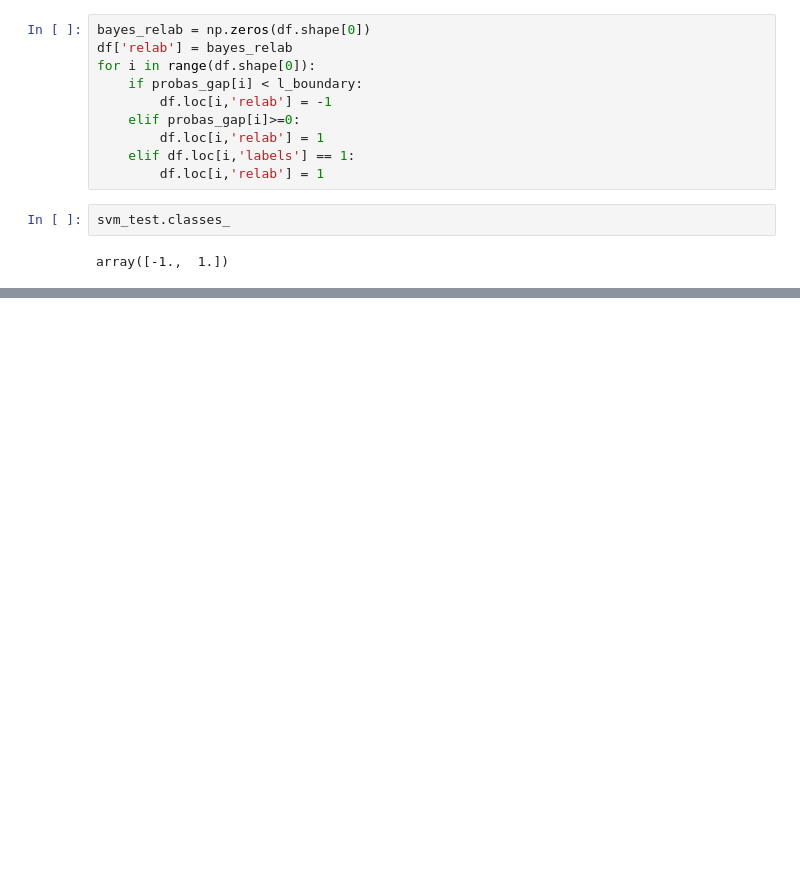
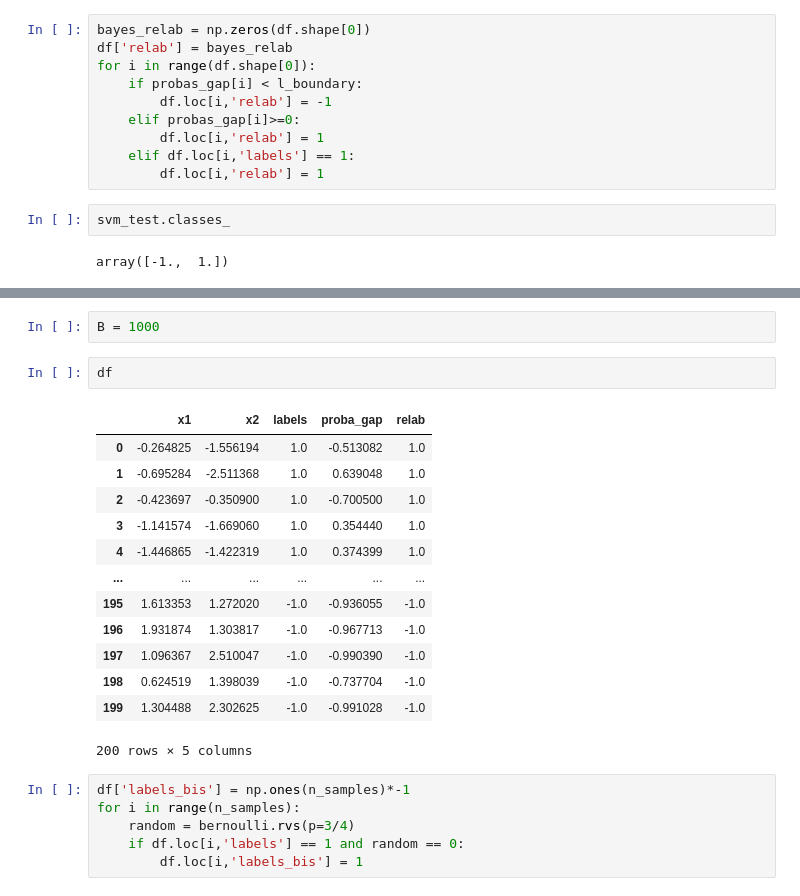
Before and after one commit to tpaquier/material_science, a Jupyter notebook: Tests_for_PU/PGPU/First_tests_pgpu.ipynb, the cells around one changed output, grey strips where cells are left out. Drawn from its saved outputs; the diff is of its cells as text; blank space fills up the shorter version.

```diff
--- a/Tests_for_PU/PGPU/First_tests_pgpu.ipynb
+++ b/Tests_for_PU/PGPU/First_tests_pgpu.ipynb
@@ -129,0 +179,24 @@ df.groupby('relab').count()
+# %%
+B = 1000
+# %%
+df
+# %% [output]
+|  | x1 | x2 | labels | proba_gap | relab |
+| 0 | -0.264825 | -1.556194 | 1.0 | -0.513082 | 1.0 |
+| 1 | -0.695284 | -2.511368 | 1.0 | 0.639048 | 1.0 |
+| 2 | -0.423697 | -0.350900 | 1.0 | -0.700500 | 1.0 |
+| 3 | -1.141574 | -1.669060 | 1.0 | 0.354440 | 1.0 |
+| 4 | -1.446865 | -1.422319 | 1.0 | 0.374399 | 1.0 |
+| ... | ... | ... | ... | ... | ... |
+| 195 | 1.613353 | 1.272020 | -1.0 | -0.936055 | -1.0 |
+| 196 | 1.931874 | 1.303817 | -1.0 | -0.967713 | -1.0 |
+| 197 | 1.096367 | 2.510047 | -1.0 | -0.990390 | -1.0 |
+| 198 | 0.624519 | 1.398039 | -1.0 | -0.737704 | -1.0 |
+| 199 | 1.304488 | 2.302625 | -1.0 | -0.991028 | -1.0 |
+200 rows × 5 columns
+# %%
+df['labels_bis'] = np.ones(n_samples)*-1
+for i in range(n_samples):
+    random = bernoulli.rvs(p=3/4)
+    if df.loc[i,'labels'] == 1 and random == 0:
+        df.loc[i,'labels_bis'] = 1
```
Also changed, not shown: parts of 16 cells of this notebook.
